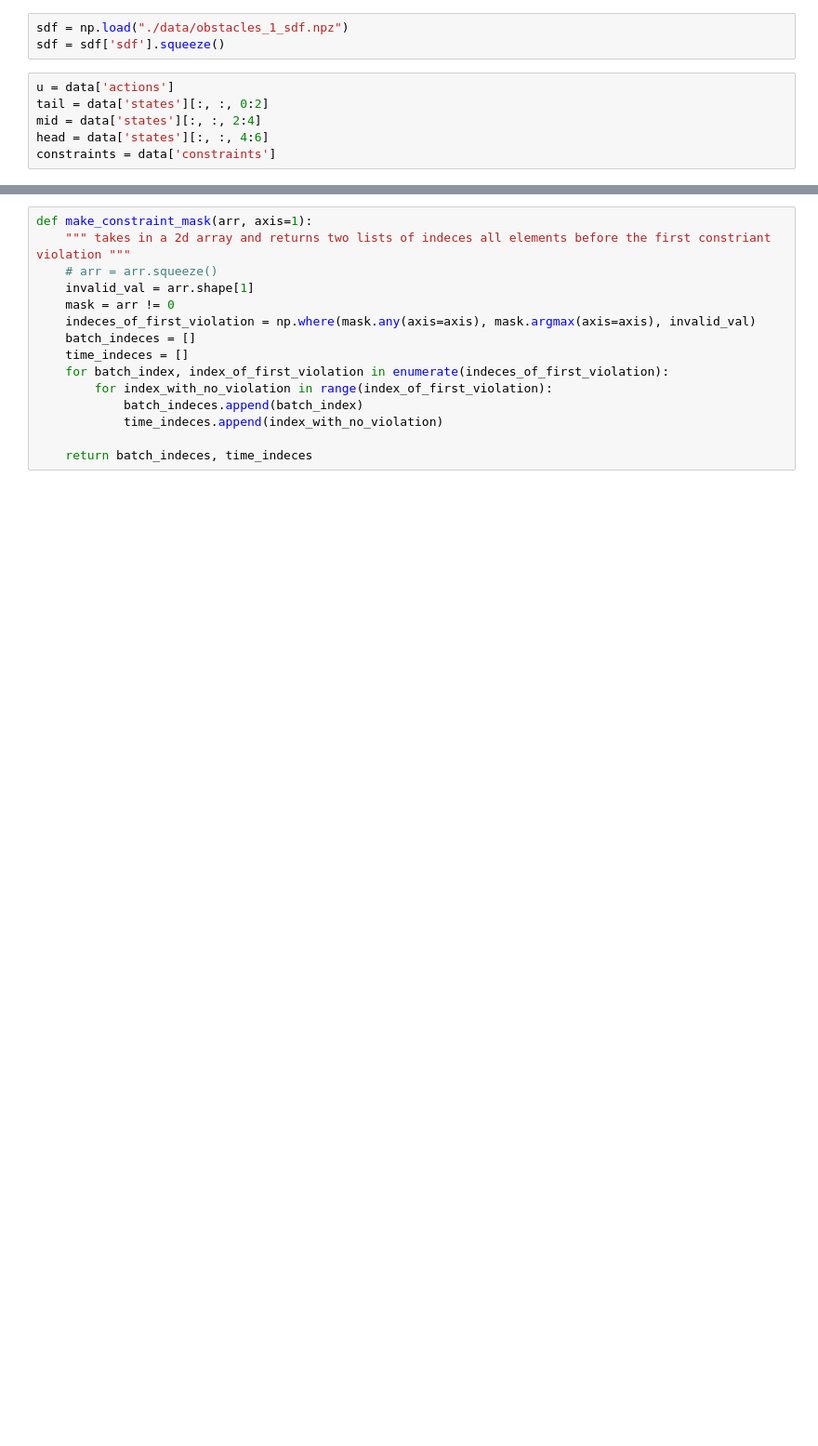
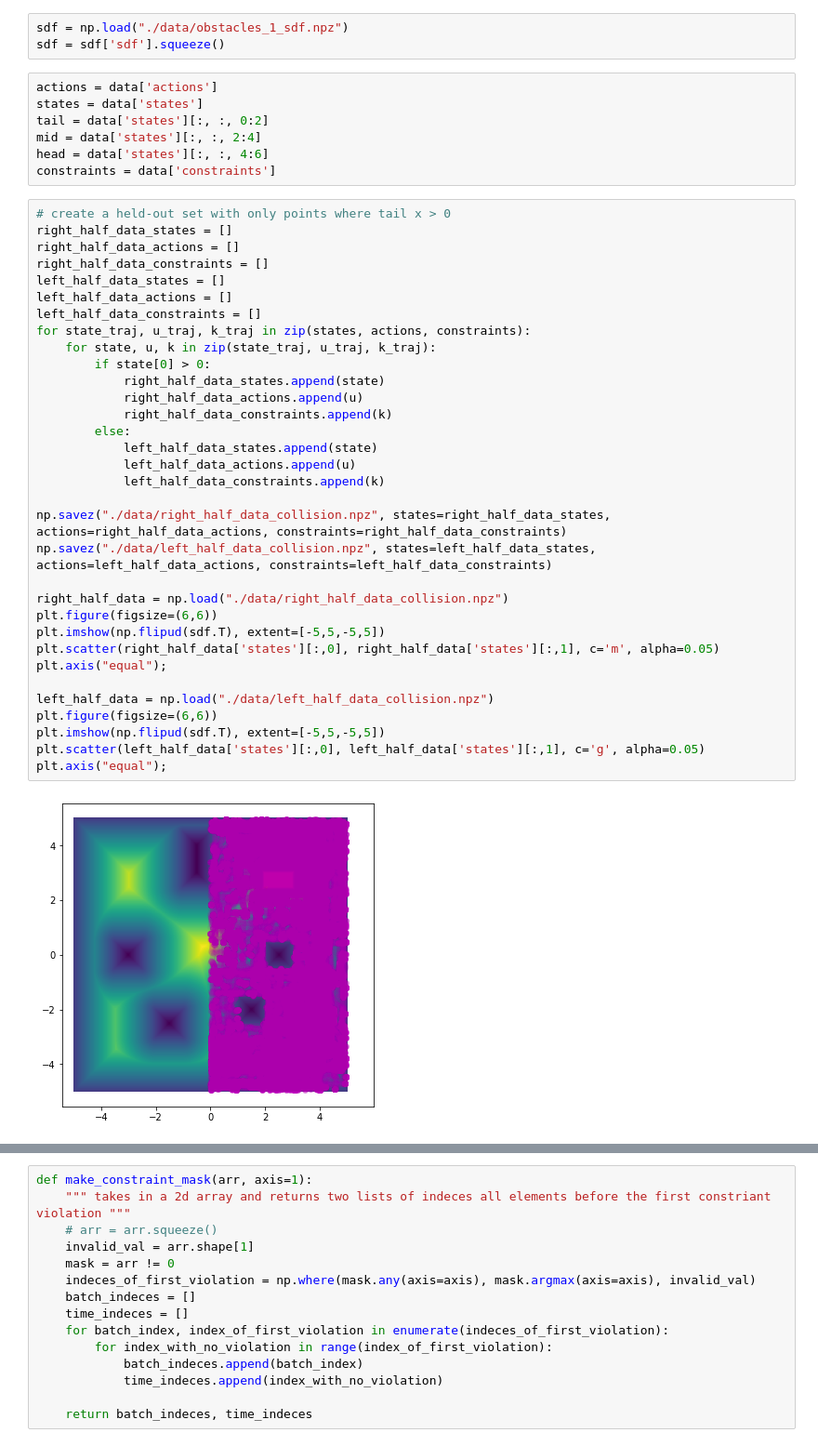
Before and after one commit to UM-ARM-Lab/unreliable-deform-manipulation, a Jupyter notebook: link_bot_notebooks/src/link_bot_notebooks/collision dataset debugging.ipynb, the cells around one changed output, grey strips where cells are left out. Shown: that part at 93% size. Drawn from its saved outputs; the diff is of its cells as text; blank space fills up the shorter version.

```diff
--- a/link_bot_notebooks/src/link_bot_notebooks/collision dataset debugging.ipynb
+++ b/link_bot_notebooks/src/link_bot_notebooks/collision dataset debugging.ipynb
@@ -10,8 +10,44 @@ data=np.load("./data/250_50_sdf_based_collision.npz")
 sdf = np.load("./data/obstacles_1_sdf.npz")
 sdf = sdf['sdf'].squeeze()
 # %%
-u = data['actions']
+actions = data['actions']
+states = data['states']
 tail = data['states'][:, :, 0:2]
 mid = data['states'][:, :, 2:4]
 head = data['states'][:, :, 4:6]
 constraints = data['constraints']
+# %%
+# create a held-out set with only points where tail x > 0
+right_half_data_states = []
+right_half_data_actions = []
+right_half_data_constraints = []
+left_half_data_states = []
+left_half_data_actions = []
+left_half_data_constraints = []
+for state_traj, u_traj, k_traj in zip(states, actions, constraints):
+    for state, u, k in zip(state_traj, u_traj, k_traj):
+        if state[0] > 0:
+            right_half_data_states.append(state)
+            right_half_data_actions.append(u)
+            right_half_data_constraints.append(k)
+        else:
+            left_half_data_states.append(state)
+            left_half_data_actions.append(u)
+            left_half_data_constraints.append(k)
+
+np.savez("./data/right_half_data_collision.npz", states=right_half_data_states, actions=right_half_data_actions, constraints=right_half_data_constraints)
+np.savez("./data/left_half_data_collision.npz", states=left_half_data_states, actions=left_half_data_actions, constraints=left_half_data_constraints)
+
+right_half_data = np.load("./data/right_half_data_collision.npz")
+plt.figure(figsize=(6,6))
+plt.imshow(np.flipud(sdf.T), extent=[-5,5,-5,5])
+plt.scatter(right_half_data['states'][:,0], right_half_data['states'][:,1], c='m', alpha=0.05)
+plt.axis("equal");
+
+left_half_data = np.load("./data/left_half_data_collision.npz")
+plt.figure(figsize=(6,6))
+plt.imshow(np.flipud(sdf.T), extent=[-5,5,-5,5])
+plt.scatter(left_half_data['states'][:,0], left_half_data['states'][:,1], c='g', alpha=0.05)
+plt.axis("equal");
+# %% [output]
+[figure, added]
```
Also changed, not shown: parts of 9 cells of this notebook, 5 other files.
